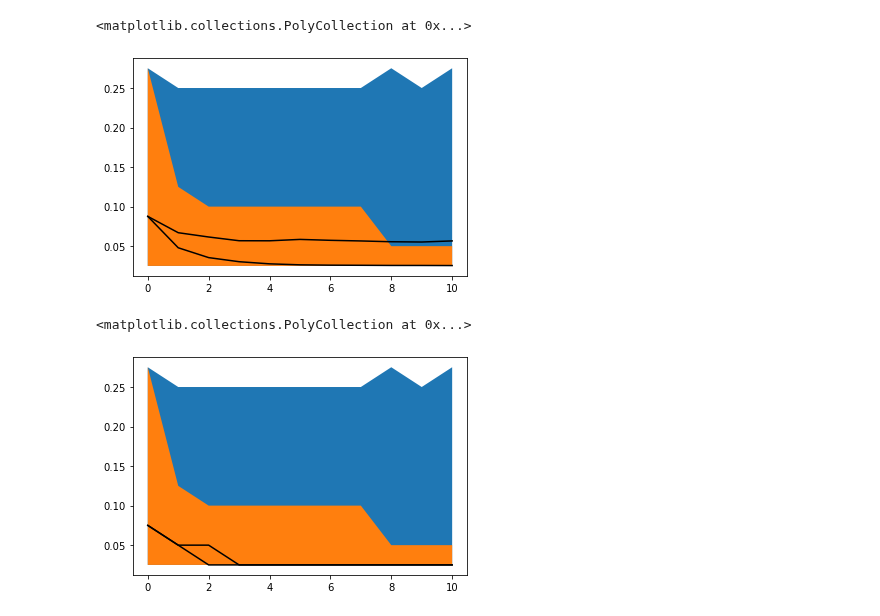
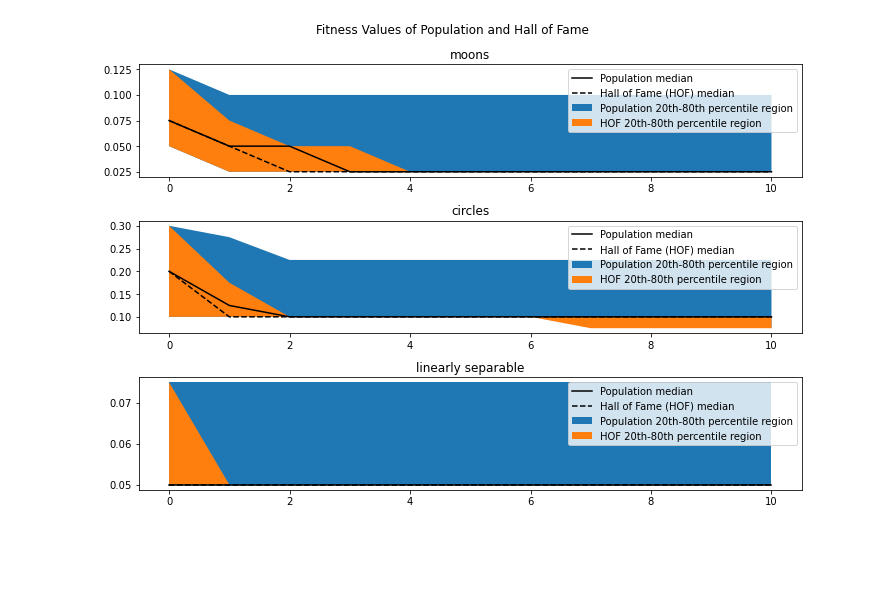
Before and after one commit to see-insight/see-segment, a Jupyter notebook: SEE-Classify Benchmarking.ipynb, the cells around one changed output. Drawn from its saved outputs; the diff is of its cells as text; code cells hidden in the pictures; blank space fills up the shorter version.

```diff
--- a/SEE-Classify Benchmarking.ipynb
+++ b/SEE-Classify Benchmarking.ipynb
@@ -184,21 +126,58 @@ for i in range(0, 11):
-# %%
-# This plot shows the mean values of the generation fitness and the hall of fame fitness
-# It shows that the mean line actually lines within the range of the Hall of fame
-plt.plot(generations, generation_mean, 'k-')
-plt.fill_between(generations, generation_min, generation_max)
-plt.plot(generations, hof_mean, 'k-')
-plt.fill_between(generations, hof_min, hof_max)
-# %% [output]
-<matplotlib.collections.PolyCollection at 0x...>
-[figure, removed]
-# %%
-# This plot shows the median values of the generation fitness and the hall of fame fitness
-# It shows that the median line actually lines within the range of the Hall of fame
-# and converges with it rather quickly. Indicating that the problem may not be difficult.
-plt.plot(generations, generation_median, 'k-')
-plt.fill_between(generations, generation_min, generation_max)
-plt.plot(generations, hof_median, 'k-')
-plt.fill_between(generations, hof_min, hof_max)
-# %% [output]
-<matplotlib.collections.PolyCollection at 0x...>
-[figure, removed]
+# %%
+import pandas as pd
+import matplotlib.pyplot as plt
+import numpy as np
+
+# TODO: Remove slurm id
+population_datasets = ['moons_population_10_10_30214803.csv',
+                       'circles_population_10_10_30214804.csv',
+                       'linearly_separable_population_10_10_30214802.csv']
+hof_datasets = ['moons_hof_10_10_30214803.csv',
+                'circles_hof_10_10_30214804.csv',
+                'linearly_separable_hof_10_10_30214802.csv']
+
+ds_names = ['moons', 'circles', 'linearly separable']
+
+fig, axes = plt.subplots(3, figsize=(10,7))
+fig.suptitle('Fitness Values of Population and Hall of Fame')
+for ds_count in range(3):
+    generations = list(range(11))
+    low_bound = np.zeros(11)
+    up_bound = np.zeros(11)
+    medians = np.zeros(11)
+    df = pd.read_csv(population_datasets[ds_count], header=None, delimiter=';')
+    for i in range(11):
+        gen = df[df[0] == i] # extract each generation
+        gen_fit = gen[2]
+        # 80% data
+        low_bound[i] = gen_fit.quantile(.2)
+        up_bound[i] = gen_fit.quantile(.8)
+        medians[i] = gen_fit.quantile(.5)
+
+    axes[ds_count].plot(generations, medians, 'k-', label='Population median')
+    axes[ds_count].fill_between(generations, low_bound, up_bound, label='Population 20th-80th percentile region')
+
+    df = pd.read_csv(hof_datasets[ds_count], header=None, delimiter=';')
+    for i in range(11):
+        gen = df[df[0] == i] # extract each generation
+        gen_fit = gen[2]
+        # 80% data
+        low_bound[i] = gen_fit.quantile(.2)
+        up_bound[i] = gen_fit.quantile(.8)
+        medians[i] = gen_fit.quantile(.5)
+
+    axes[ds_count].plot(generations, medians, 'k--', label='Hall of Fame (HOF) median')
+    axes[ds_count].fill_between(generations, low_bound, up_bound, label='HOF 20th-80th percentile region')
+
+    axes[ds_count].legend()
+    axes[ds_count].set_title(ds_names[ds_count])
+
+plt.tight_layout()
+# We plot the medians of each generation of the population
+# and the Hall of Fame, along 80% region around the median.
+# This shows that the regions and the lines overlap, which
+# indicates that it is possible to randomly select a good solution
+# for each of these datasets. This suggests that the datasets
+# are easy to find solutions to.
+# %% [output]
+[figure, added]
```
Also changed, not shown: parts of 16 cells of this notebook.
